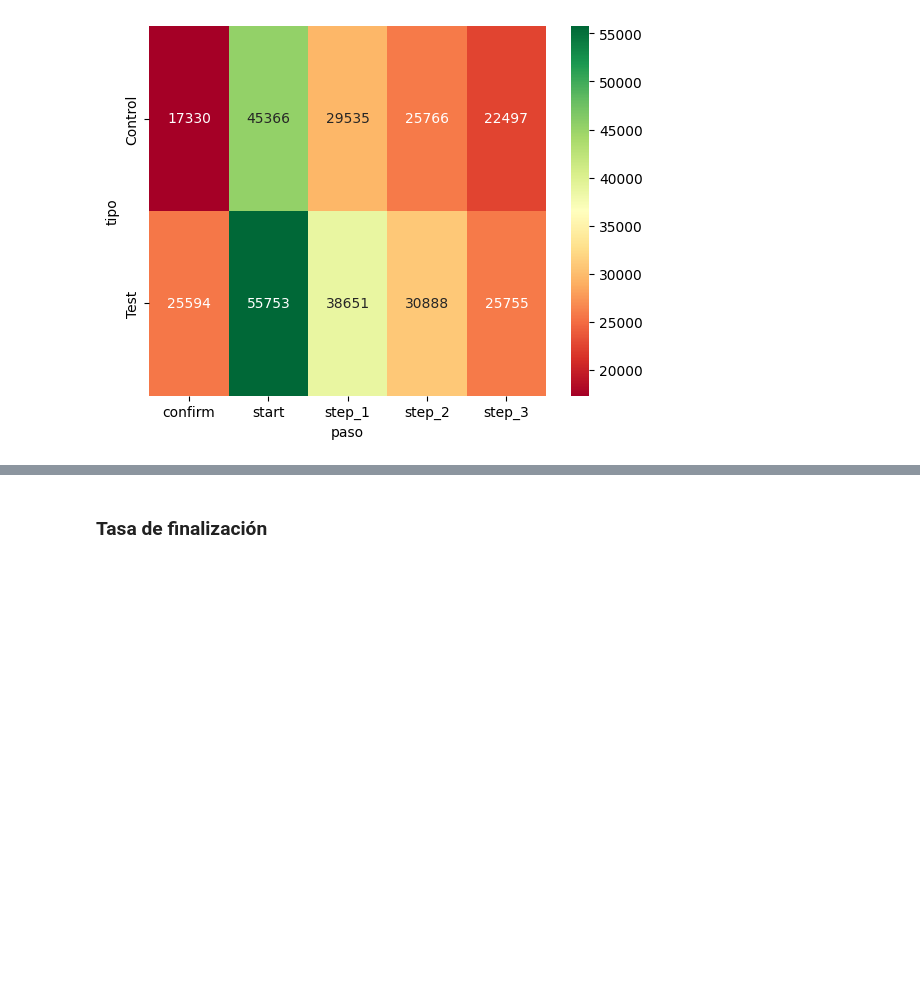
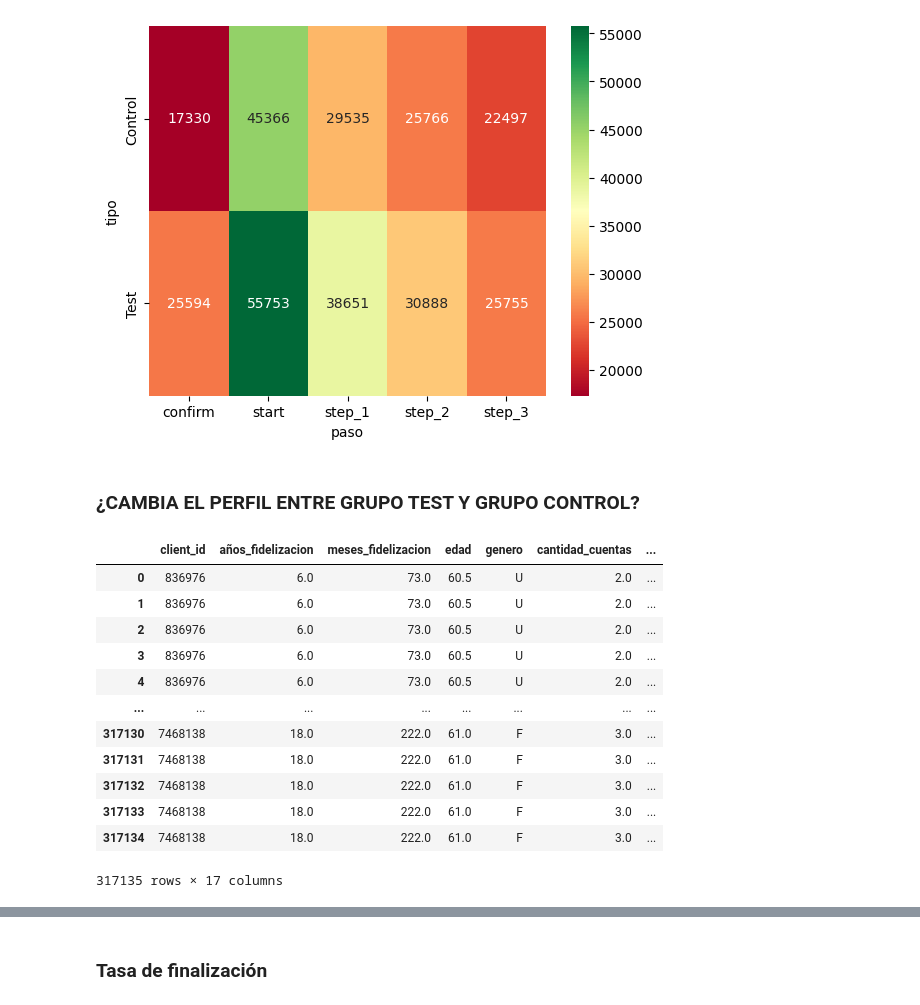
Before and after one commit to carmamenriosrodriguez/proyecto-5-, a Jupyter notebook: Proyecto.ipynb, the cells around one changed output, grey strips where cells are left out. Saved outputs shown, nothing was run; the diff lists cells and outputs as text; code cells hidden in the pictures; blank space fills up the shorter version.

```diff
--- a/Proyecto.ipynb
+++ b/Proyecto.ipynb
@@ -890,3 +839,21 @@ sns.heatmap(clientes_proceso, annot=True, cmap="RdYlGn", fmt="d")
 # %% [output]
 <Axes: xlabel='paso', ylabel='tipo'>
 [figure]
+# %% [markdown]
+### ¿CAMBIA EL PERFIL ENTRE GRUPO TEST Y GRUPO CONTROL?
+# %%
+df_final
+# %% [output]
+|  | client_id | años_fidelizacion | meses_fidelizacion | edad | genero | cantidad_cuentas | ... |
+| 0 | 836976 | 6.0 | 73.0 | 60.5 | U | 2.0 | ... |
+| 1 | 836976 | 6.0 | 73.0 | 60.5 | U | 2.0 | ... |
+| 2 | 836976 | 6.0 | 73.0 | 60.5 | U | 2.0 | ... |
+| 3 | 836976 | 6.0 | 73.0 | 60.5 | U | 2.0 | ... |
+| 4 | 836976 | 6.0 | 73.0 | 60.5 | U | 2.0 | ... |
+| ... | ... | ... | ... | ... | ... | ... | ... |
+| 317130 | 7468138 | 18.0 | 222.0 | 61.0 | F | 3.0 | ... |
+| 317131 | 7468138 | 18.0 | 222.0 | 61.0 | F | 3.0 | ... |
+| 317132 | 7468138 | 18.0 | 222.0 | 61.0 | F | 3.0 | ... |
+| 317133 | 7468138 | 18.0 | 222.0 | 61.0 | F | 3.0 | ... |
+| 317134 | 7468138 | 18.0 | 222.0 | 61.0 | F | 3.0 | ... |
+317135 rows × 17 columns
```
Also changed, not shown: parts of 58 cells of this notebook, 14 other files.
